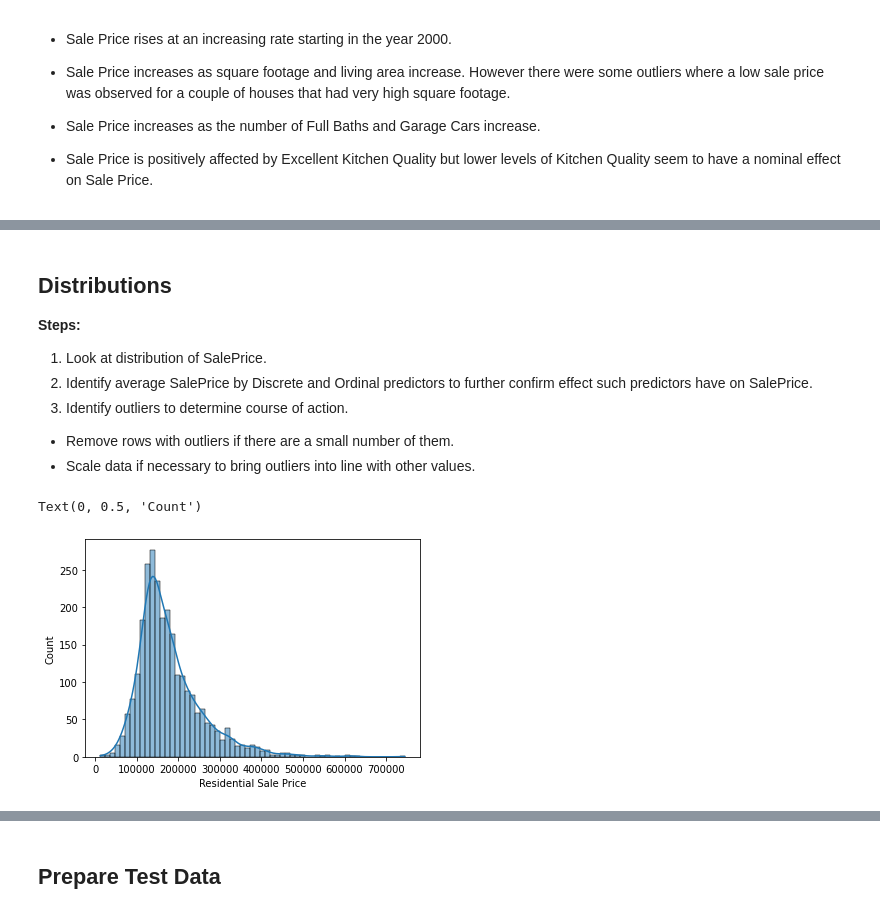
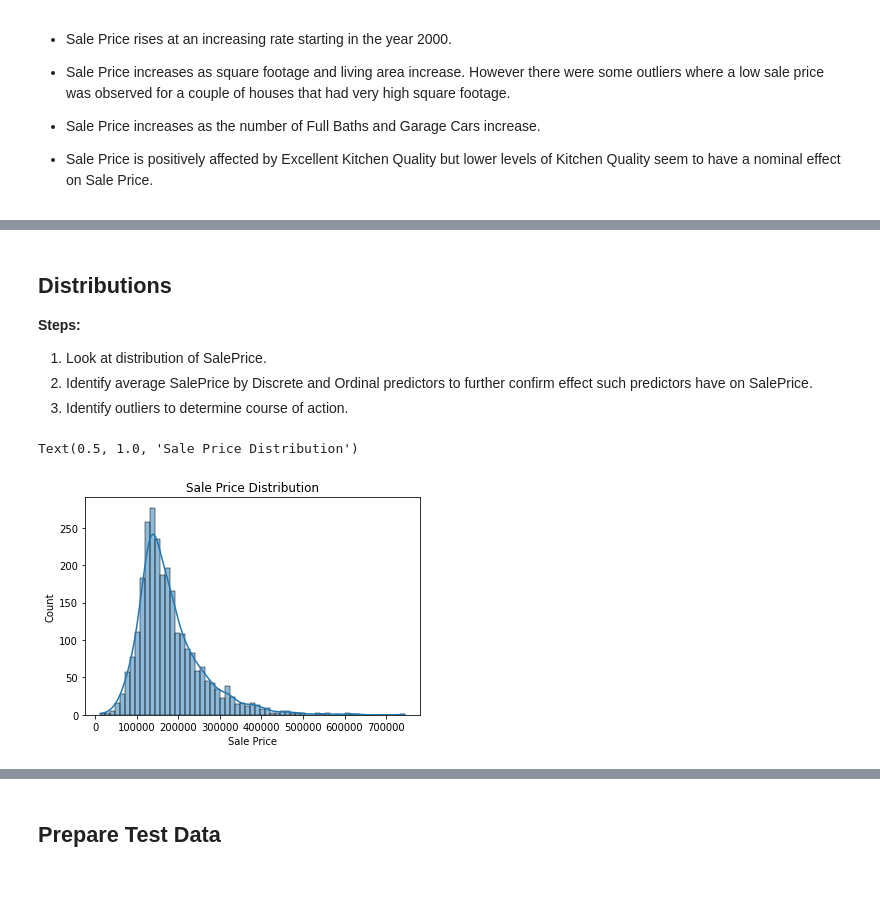
Before and after one commit to cfcastillo/DS-6-Notebooks, a Jupyter notebook: Project_2_Notebook_cfc.ipynb, the cells around one changed output, grey strips where cells are left out. Cells and saved outputs as stored; diff of their text form; code cells hidden in the pictures; blank space fills up the shorter version.

Commit message:
Almost done. Need to add residual graphs and remove TODOs

```diff
--- a/Project_2_Notebook_cfc.ipynb
+++ b/Project_2_Notebook_cfc.ipynb
@@ -288,3 +348,6 @@ corr_lower_threshold = .25
+# %%
+# Keep predictors that have correlation over 30% with SalePrice
+corr_lower_threshold = .30
 # %%
 # Also look at correlations between all columns.
 corrs = data_enc.corr().round(2).unstack().abs()
@@ -378,8 +468,3 @@ Sale Price shows the following relationships with predictors:
-# %%
-# Remove ground square feet outliers; large homes at low prices
-vals = np.where((data_enc['Gr Liv Area'] > 4000) & (data_enc['SalePrice']< 200000))
-data_enc.iloc[vals]
-data_enc.drop(vals[0], inplace=True, axis=0)
 # %% [markdown]
 ## Distributions
 
@@ -388,14 +473,13 @@ data_enc.drop(vals[0], inplace=True, axis=0)
 1. Look at distribution of SalePrice.
 1. Identify average SalePrice by Discrete and Ordinal predictors to further confirm effect such predictors have on SalePrice.
 1. Identify outliers to determine course of action.
- - Remove rows with outliers if there are a small number of them.
- - Scale data if necessary to bring outliers into line with other values.
 # %%
 # Look at distribution of SalePrice
 # Result indicates data is right skewed with some outliers
 sns.histplot(data_enc['SalePrice'], kde=True)
-plt.xlabel('Residential Sale Price')
+plt.xlabel('Sale Price')
 plt.ylabel("Count")
+plt.title('Sale Price Distribution')
 # %% [output]
-Text(0, 0.5, 'Count')
+Text(0.5, 1.0, 'Sale Price Distribution')
-[figure, old version]
+[figure, new version]
```
Also changed, not shown: parts of 77 cells of this notebook.
